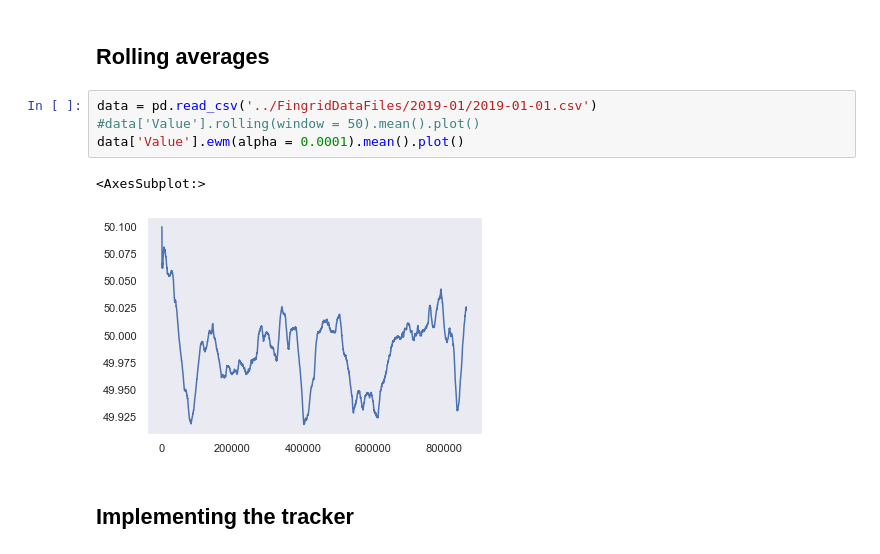
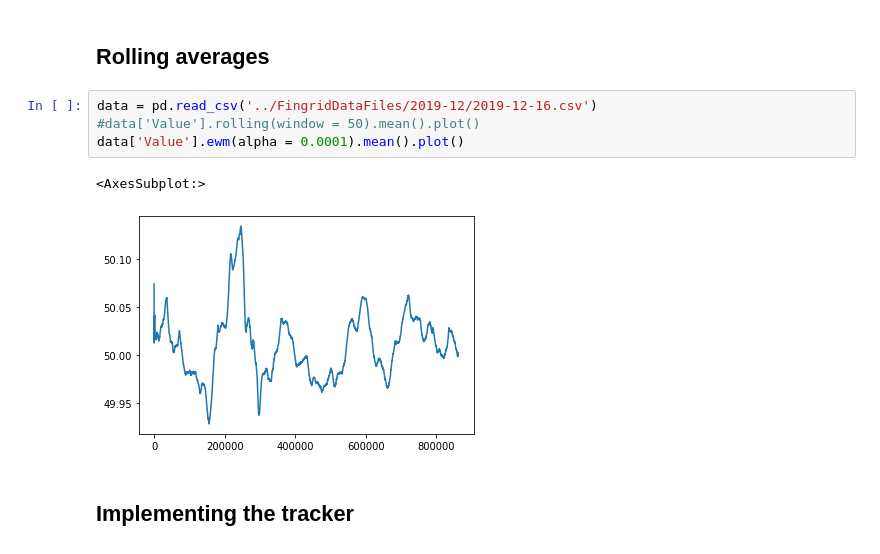
Before and after one commit to LS-io/freq-py, a Jupyter notebook: test.ipynb, the cells around one changed output. Saved outputs shown, nothing was run; the diff lists cells and outputs as text.

```diff
--- a/test.ipynb
+++ b/test.ipynb
@@ -272,12 +264,12 @@ Next steps:
 # %% [markdown]
 ## Rolling averages
 # %%
-data = pd.read_csv('../FingridDataFiles/2019-01/2019-01-01.csv')
+data = pd.read_csv('../FingridDataFiles/2019-12/2019-12-16.csv')
 #data['Value'].rolling(window = 50).mean().plot()
 data['Value'].ewm(alpha = 0.0001).mean().plot()
 # %% [output]
 <AxesSubplot:>
-[figure, old version]
+[figure, new version]
 # %% [markdown]
 ## Implementing the tracker
 # %%
```
Also changed, not shown: parts of 8 cells of this notebook, 1 other file.
